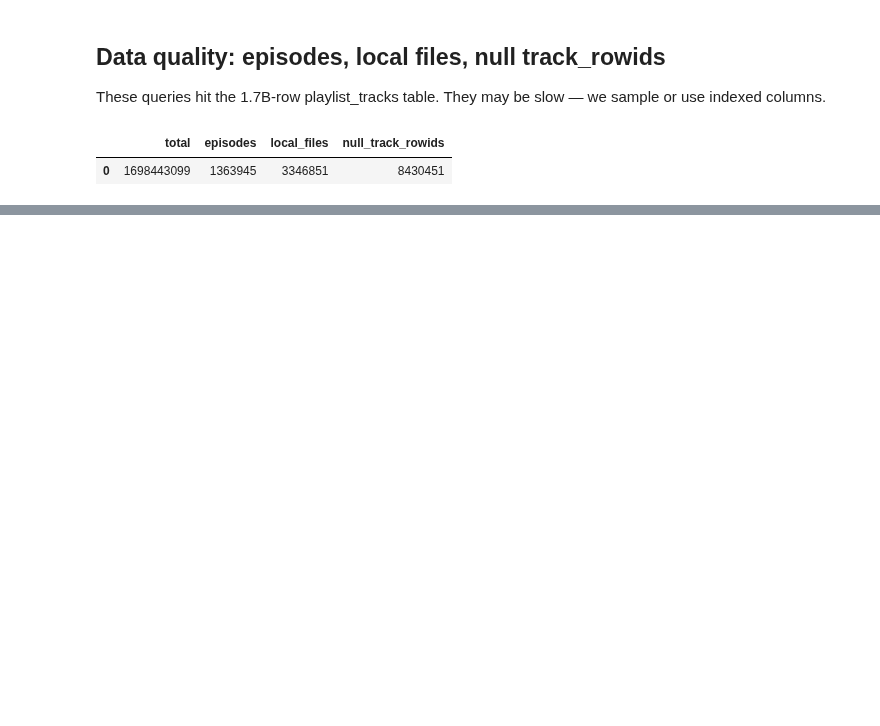
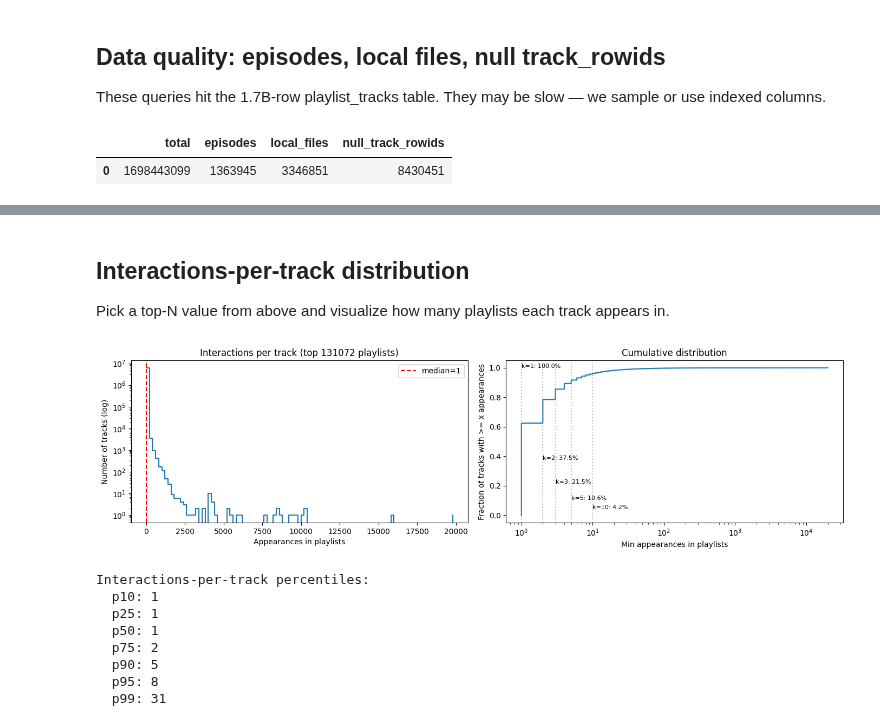
Before and after one commit to peppedilillo/toposonico, a Jupyter notebook: notebooks/10_playlist_exploration.ipynb, the cells around one changed output, grey strips where cells are left out. Drawn from its saved outputs; the diff is of its cells as text; code cells hidden in the pictures; blank space fills up the shorter version.

Commit message:
Improvements to playlist notebook

```diff
--- a/notebooks/10_playlist_exploration.ipynb
+++ b/notebooks/10_playlist_exploration.ipynb
@@ -217,27 +281,50 @@ filtered_playlists = set(
+# %% [markdown]
+## Interactions-per-track distribution
+
+Pick a top-N value from above and visualize how many playlists each track appears in.
 # %%
-# Use SQL to get stats for the filtered subset
-# This joins on the playlists table which has an index on followers_total
-filtered_stats = pd.read_sql(f"""
-    SELECT
-        COUNT(*) as n_interactions,
-        COUNT(DISTINCT pt.playlist_rowid) as n_playlists,
-        COUNT(DISTINCT pt.track_rowid) as n_tracks
-    FROM playlist_tracks pt
-    JOIN playlists p ON pt.playlist_rowid = p.rowid
-    WHERE p.followers_total >= {FOLLOWER_THRESHOLD}
-      AND pt.is_episode = 0
-      AND pt.is_local = 0
-      AND pt.track_rowid IS NOT NULL
-""", conn)
+# --- adjust this after reviewing the table above ---
+CHOSEN_N = 131072
 
-n_i = filtered_stats["n_interactions"].iloc[0]
-n_p = filtered_stats["n_playlists"].iloc[0]
-n_t = filtered_stats["n_tracks"].iloc[0]
-sparsity = 1 - n_i / (n_p * n_t)
+interactions = fetch_top_n_tracks(conn, CHOSEN_N)
+track_counts = interactions["track_rowid"].value_counts()
+_counts, _bins = np.histogram(track_counts.values, bins=100)
 
-print(f"Follower threshold: >= {FOLLOWER_THRESHOLD:,}")
-print(f"Playlists: {n_p:,}")
-print(f"Unique tracks: {n_t:,}")
-print(f"Interactions: {n_i:,}")
-print(f"Sparsity: {sparsity:.6f}")
-print(f"Avg tracks/playlist: {n_i / n_p:.1f}")
+fig, axes = plt.subplots(1, 2, figsize=(14, 4))
+axes[0].step(_bins[:-1], _counts, where="post")
+axes[0].set_yscale("log")
+axes[0].set_xlabel("Appearances in playlists")
+axes[0].set_ylabel("Number of tracks (log)")
+axes[0].set_title(f"Interactions per track (top {CHOSEN_N} playlists)")
+axes[0].axvline(track_counts.median(), color="red", ls="--", label=f"median={track_counts.median():.0f}")
+axes[0].legend()
+
+# CDF
+sorted_counts = np.sort(track_counts.values)
+cdf = np.arange(1, len(sorted_counts) + 1) / len(sorted_counts)
+axes[1].plot(sorted_counts, cdf)
+axes[1].set_xlabel("Min appearances in playlists")
+axes[1].set_ylabel("Fraction of tracks with >= x appearances")
+axes[1].set_title("Cumulative distribution")
+axes[1].set_xscale("log")
+for k in [1, 2, 3, 5, 10]:
+    frac = (track_counts >= k).mean()
+    axes[1].axvline(k, color="gray", ls=":", alpha=0.5)
+    axes[1].annotate(f"k={k}: {100*frac:.1f}%", (k, frac), fontsize=8)
+
+plt.tight_layout()
+plt.show()
+
+print(f"\nInteractions-per-track percentiles:")
+for p in [10, 25, 50, 75, 90, 95, 99]:
+    print(f"  p{p}: {track_counts.quantile(p/100):.0f}")
+# %% [output]
+[figure, added]
+Interactions-per-track percentiles:
+  p10: 1
+  p25: 1
+  p50: 1
+  p75: 2
+  p90: 5
+  p95: 8
+  p99: 31
```
Also changed, not shown: parts of 11 cells of this notebook.
